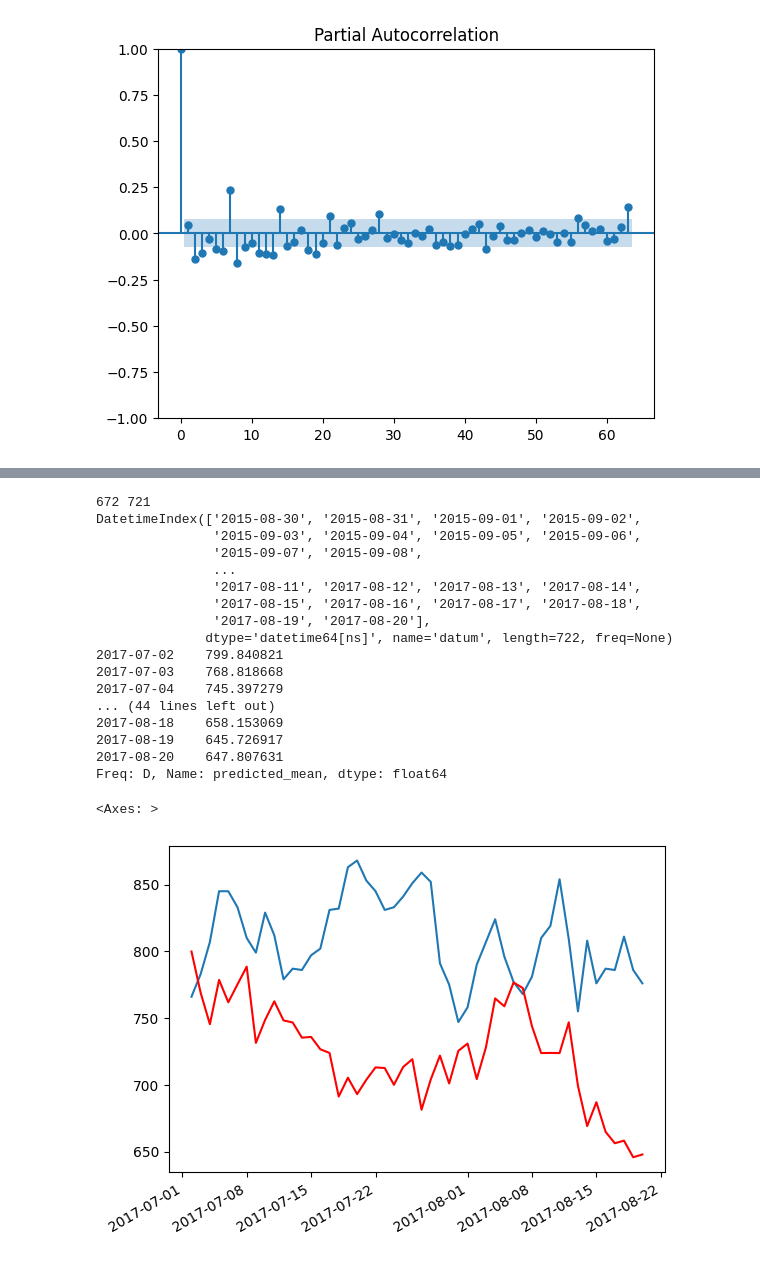
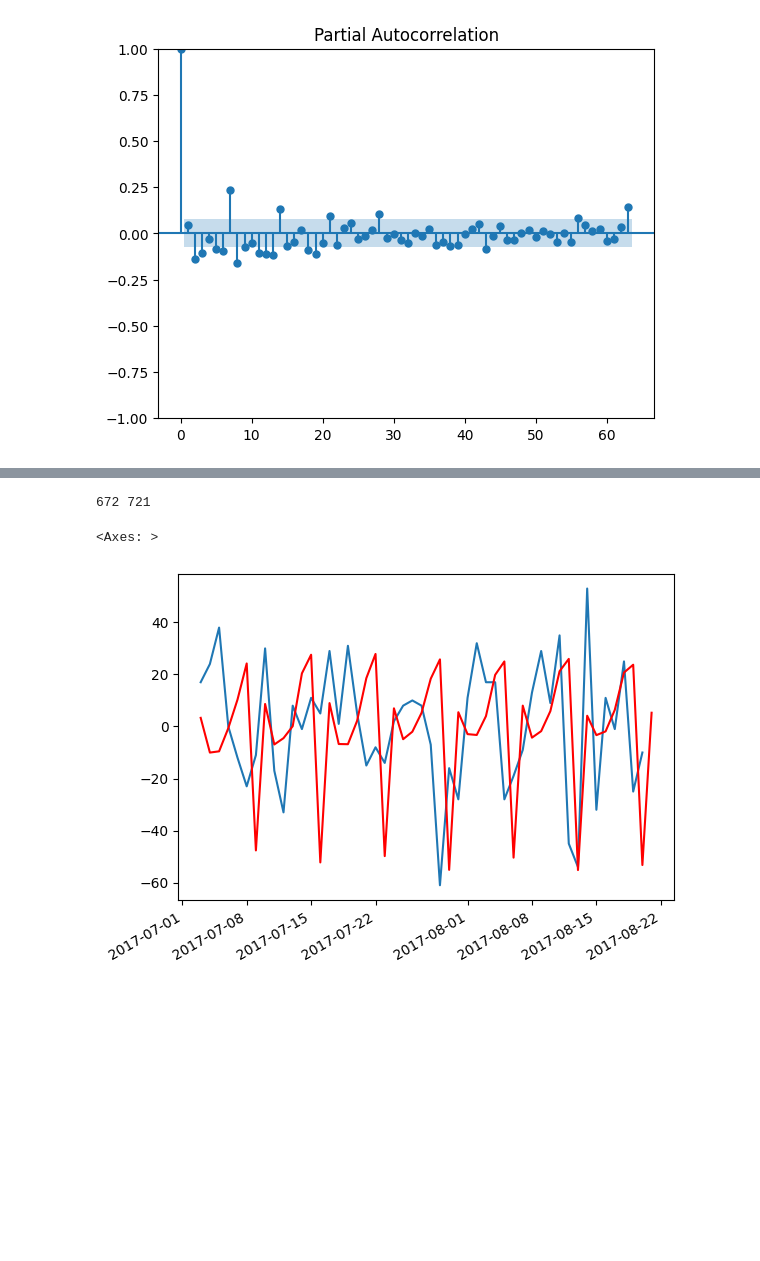
Before and after one commit to Matija-Kukic/lumen, a Jupyter notebook: models/ARIMA/Total_process.ipynb, the cells around one changed output, grey strips where cells are left out. Cells and saved outputs as stored; diff of their text form; code cells hidden in the pictures; blank space fills up the shorter version.

```diff
--- a/models/ARIMA/Total_process.ipynb
+++ b/models/ARIMA/Total_process.ipynb
@@ -214,5 +259,5 @@ plot_pacf(train_diff["broj_gostiju"], lags=63)
 # %%
-mod = ARIMA(train['broj_gostiju'], order = (105,1,63))
+mod = ARIMA(train['broj_gostiju'], order = (2,1,1), seasonal_order = ([1,2,4,5,8],0,[2],7))
 mod = mod.fit()
 mod.summary()
 # %% [output]
@@ -249,36 +290,19 @@ Warnings:
 # %%
 start = len(train)
 end = len(test) + len(train) - 1
 
 print(start,end)
 pred = mod.predict(start = start, end = end)
+#pred = train["broj_gostiju"].iloc[0] + np.cumsum(pred)
+#plt.plot(pred["datum"],legend=True)
 
-print(df2.index)
-print(pred)
-#pred = train["broj_gostiju"].iloc[-1] + np.cumsum(pred)
-#plt.plot(pred["datum"],legend=True)
-plt.plot(test.index, test["broj_gostiju"])
+test_diff = test.diff().dropna()
+plt.plot(test_diff.index, test_diff["broj_gostiju"])
 pred.plot(color = "red")
 # %% [output]
 672 721
-DatetimeIndex(['2015-08-30', '2015-08-31', '2015-09-01', '2015-09-02',
-               '2015-09-03', '2015-09-04', '2015-09-05', '2015-09-06',
-               '2015-09-07', '2015-09-08',
-               ...
-               '2017-08-11', '2017-08-12', '2017-08-13', '2017-08-14',
-               '2017-08-15', '2017-08-16', '2017-08-17', '2017-08-18',
-               '2017-08-19', '2017-08-20'],
-              dtype='datetime64[ns]', name='datum', length=722, freq=None)
-2017-07-02    799.840821
-2017-07-03    768.818668
-2017-07-04    745.397279
-... (44 lines left out)
-2017-08-18    658.153069
-2017-08-19    645.726917
-2017-08-20    647.807631
-Freq: D, Name: predicted_mean, dtype: float64
 <Axes: >
-[figure, old version]
+[figure, new version]
 # %%
 #racunanje greske modela
 #rmse = root mean squared error
```
Also changed, not shown: parts of 7 cells of this notebook, 3 other files.
